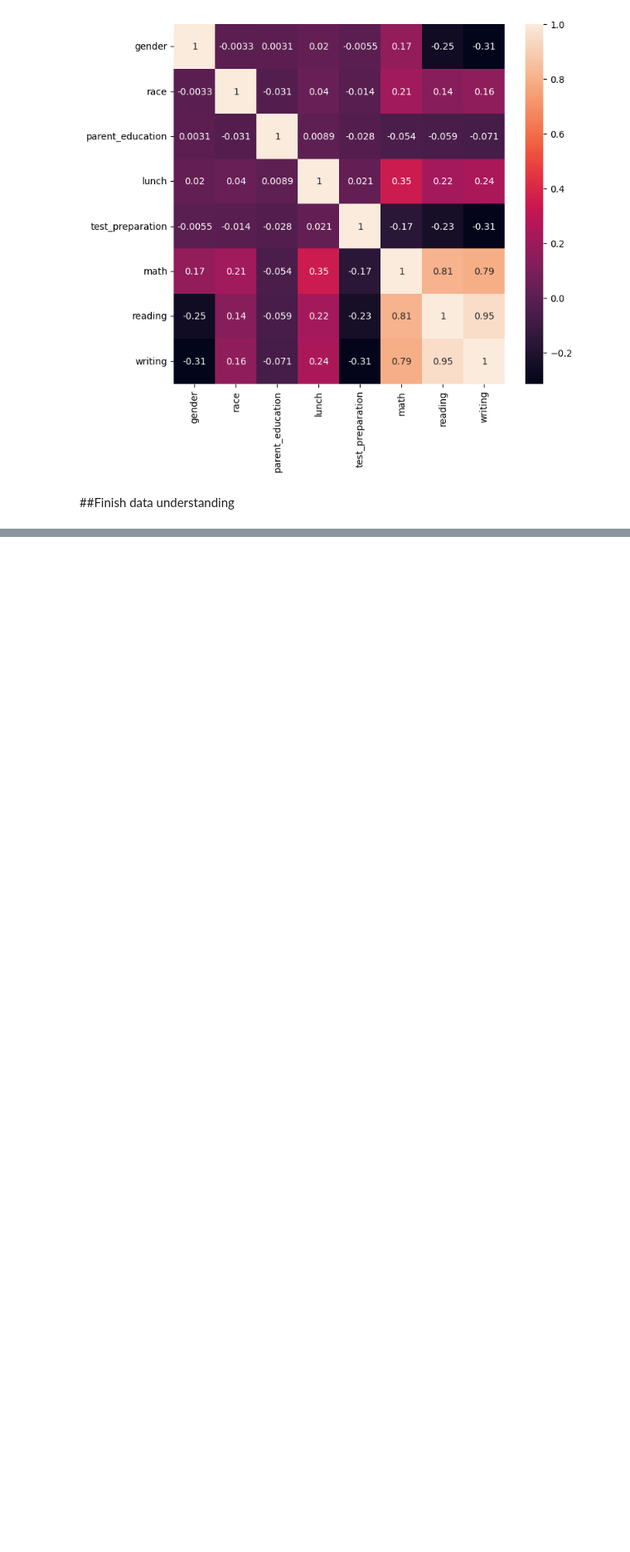
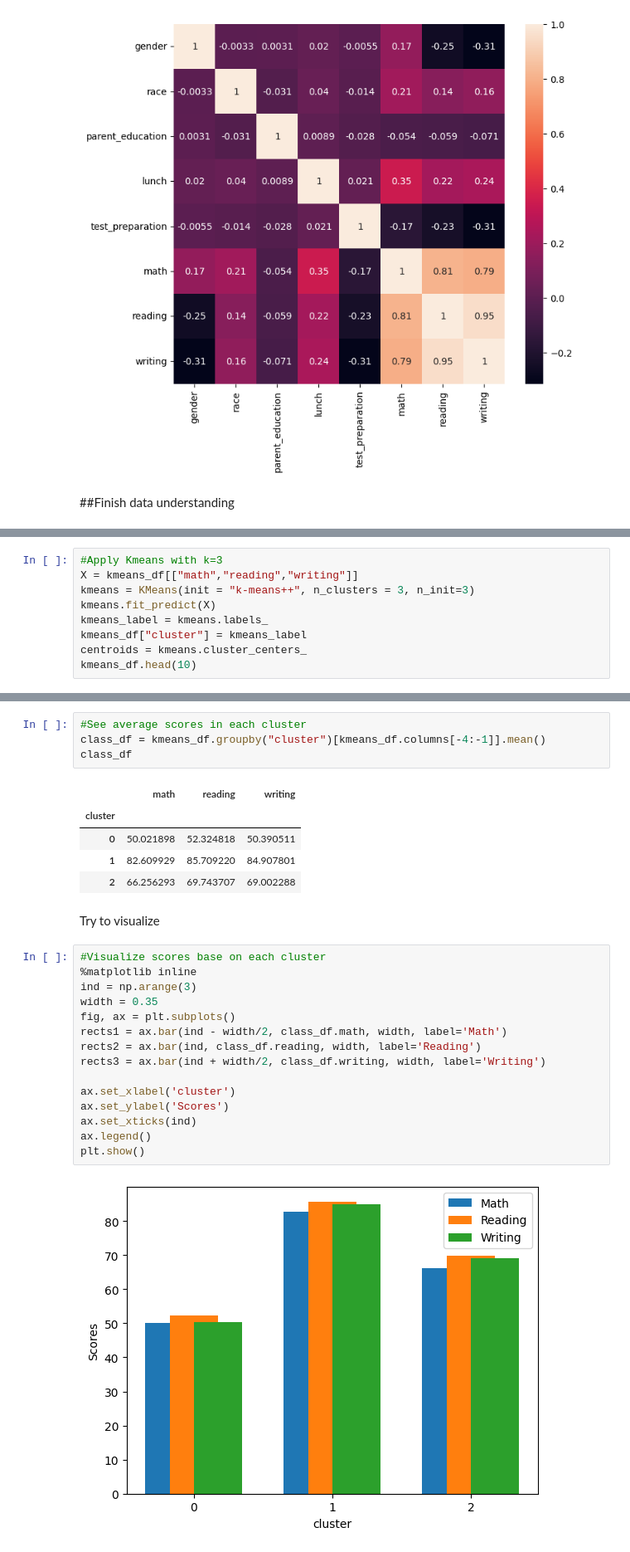
Before and after one commit to TrungHQ-02/student-result-analysis-clustering, a Jupyter notebook: student-analysis.ipynb, the cells around one changed output, grey strips where cells are left out. Shown at 83% size. Cells and saved outputs as stored; diff of their text form; blank space fills up the shorter version.

```diff
--- a/student-analysis.ipynb
+++ b/student-analysis.ipynb
@@ -414,0 +434,9 @@ sns.heatmap(data=correlations, annot=True)
+# %%
+#Apply Kmeans with k=3
+X = kmeans_df[["math","reading","writing"]]
+kmeans = KMeans(init = "k-means++", n_clusters = 3, n_init=3)
+kmeans.fit_predict(X)
+kmeans_label = kmeans.labels_
+kmeans_df["cluster"] = kmeans_label
+centroids = kmeans.cluster_centers_
+kmeans_df.head(10)
@@ -414,0 +457,29 @@ sns.heatmap(data=correlations, annot=True)
+# %%
+#See average scores in each cluster
+class_df = kmeans_df.groupby("cluster")[kmeans_df.columns[-4:-1]].mean()
+class_df
+# %% [output]
+|  | math | reading | writing |
+| cluster |  |  |  |
+| 0 | 50.021898 | 52.324818 | 50.390511 |
+| 1 | 82.609929 | 85.709220 | 84.907801 |
+| 2 | 66.256293 | 69.743707 | 69.002288 |
+# %% [markdown]
+Try to visualize
+# %%
+#Visualize scores base on each cluster
+%matplotlib inline
+ind = np.arange(3)
+width = 0.35
+fig, ax = plt.subplots()
+rects1 = ax.bar(ind - width/2, class_df.math, width, label='Math')
+rects2 = ax.bar(ind, class_df.reading, width, label='Reading')
+rects3 = ax.bar(ind + width/2, class_df.writing, width, label='Writing')
+
+ax.set_xlabel('cluster')
+ax.set_ylabel('Scores')
+ax.set_xticks(ind)
+ax.legend()
+plt.show()
+# %% [output]
+[figure, added]
```
Also changed, not shown: parts of 37 cells of this notebook.
